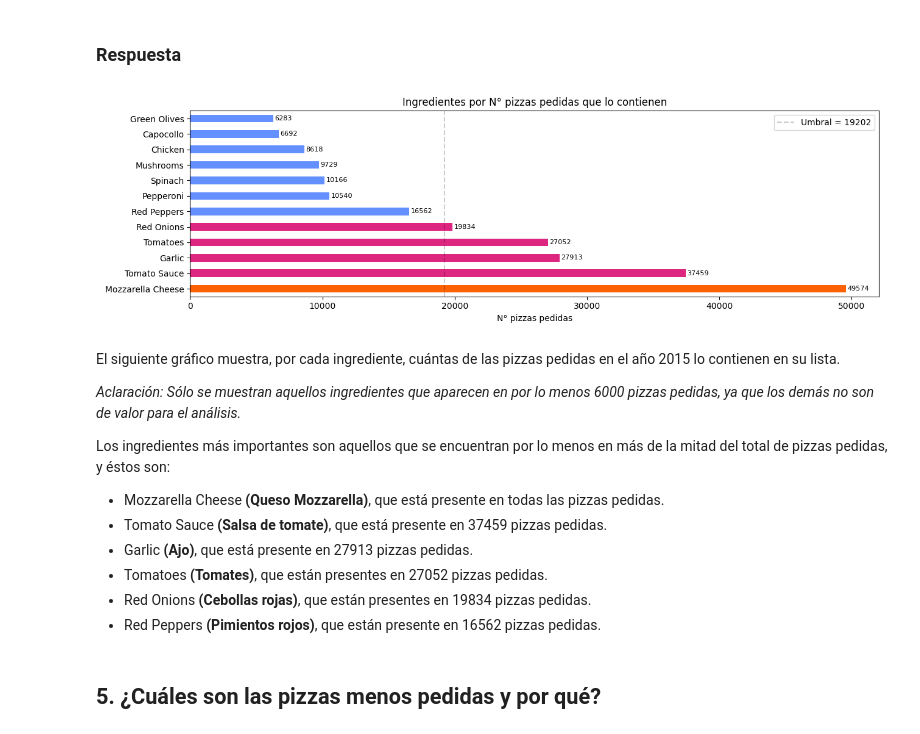
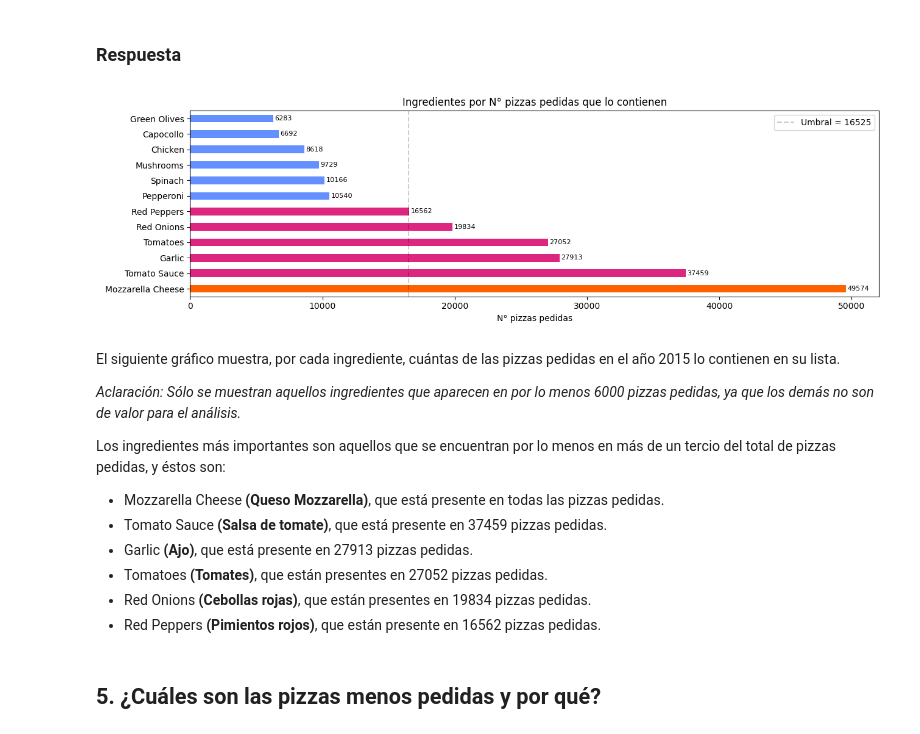
Before and after one commit to EnzoHe23/Pyzza-Place-Salethon, a Jupyter notebook: content/Analisis.ipynb, the cells around one changed output. Saved outputs shown, nothing was run; the diff lists cells and outputs as text; code cells hidden in the pictures.

```diff
--- a/content/Analisis.ipynb
+++ b/content/Analisis.ipynb
@@ -1033,41 +1033,41 @@ for (ingList, quantity) in list(zip(list(df_E4.ingredients), list(df_E4.quantity
     for ingredient in ingList.replace(',  ', ',').replace(', ', ',').split(','):
         if ingredient in dictIC: dictIC[ingredient] += quantity
         else: dictIC[ingredient] = quantity
 
 df_E4 = pd.DataFrame(columns=['ingredient', 'n_pizzas'])
 df_E4.ingredient, df_E4.n_pizzas = dictIC.keys(), dictIC.values()
 df_E4 = df_E4.groupby('ingredient').agg({'n_pizzas': ('sum')}).sort_values('n_pizzas', ascending=False)
 del dictIC
 
 # Crear el gráfico de barras
 ER4P = df_E4[df_E4['n_pizzas'] >= 6000]
 
 fig4 = plt.figure(figsize=(13, 4))
 ax4 = fig4.add_subplot(111)
 
-threshold = round(ER4P.n_pizzas.mean()) # cerca del 50% del N° de pizzas pedidas (16485), es decir, cerca del promedio
+threshold = round(ER4P.n_pizzas.max()/3) # cerca del 33% del N° de pizzas pedidas (16525), es decir, cerca de un tercio del total
 
 ER4P.plot(kind='barh', y='n_pizzas', ax=ax4, color=np.where(ER4P['n_pizzas'] >= threshold, np.where(ER4P['n_pizzas'] == ER4P.n_pizzas.max(), colorList[0], colorList[1]), colorList[3]))
 ax4.set(xlabel='N° pizzas pedidas', ylabel='', title='Ingredientes por N° pizzas pedidas que lo contienen')
 barplots_ylabels(ax4, 100, 8, False)
 ax4.axvline(x=threshold, color='black', alpha=0.2, ls='--')
 ax4.legend(labels=['Umbral = ' + str(threshold)])
 
 fig4.canvas.toolbar_visible = False
 fig4.canvas.header_visible = False
 fig4.tight_layout()
 
 plt.show()
 
 del df_E4, fig4, ax4
 # %% [output]
-[figure, old version]
+[figure, new version]
 # %% [markdown]
 El siguiente gráfico muestra, por cada ingrediente, cuántas de las pizzas pedidas en el año 2015 lo contienen en su lista.
 
 *Aclaración: Sólo se muestran aquellos ingredientes que aparecen en por lo menos 6000 pizzas pedidas, ya que los demás no son de valor para el análisis.*
 
-Los ingredientes más importantes son aquellos que se encuentran por lo menos en más de la mitad del total de pizzas pedidas, y éstos son:
+Los ingredientes más importantes son aquellos que se encuentran por lo menos en más de un tercio del total de pizzas pedidas, y éstos son:
 - Mozzarella Cheese **(Queso Mozzarella)**, que está presente en todas las pizzas pedidas.
 - Tomato Sauce **(Salsa de tomate)**, que está presente en 37459 pizzas pedidas.
 - Garlic **(Ajo)**, que está presente en 27913 pizzas pedidas.
```
